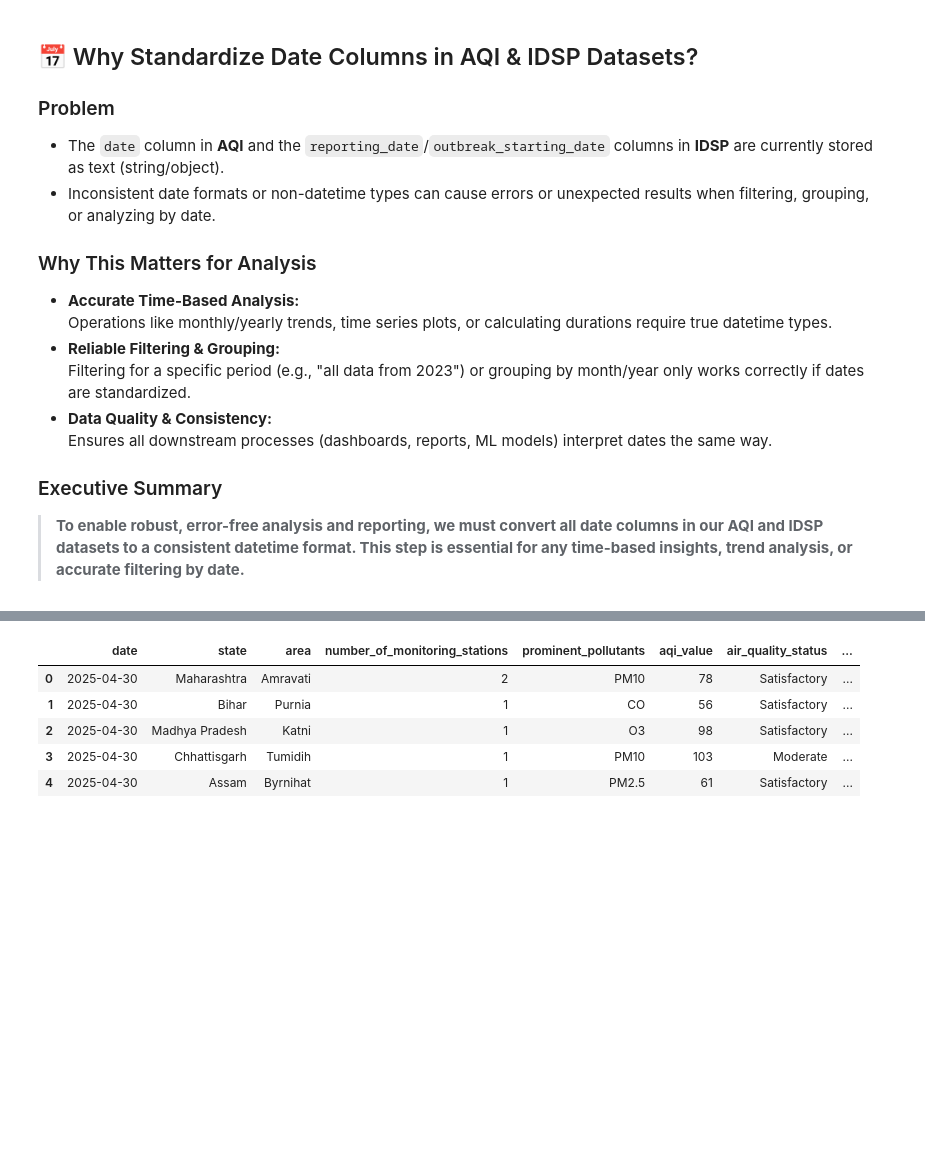
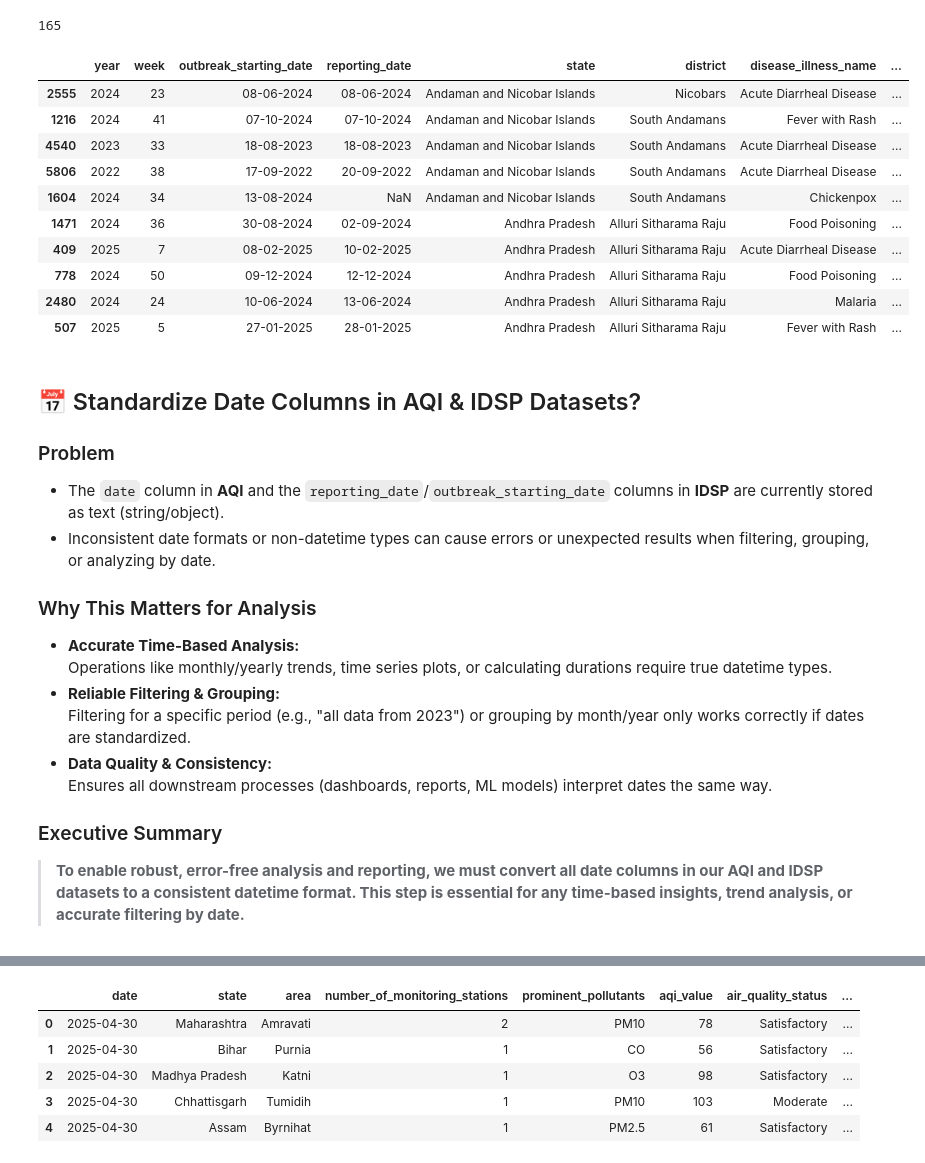
Before and after one commit to sadiqhasanrupani/airpure-innovations-market-analysis, a Jupyter notebook: notebooks/01_data_cleaning.ipynb, the cells around one changed output, grey strips where cells are left out. Saved outputs shown, nothing was run; the diff lists cells and outputs as text; code cells hidden in the pictures; blank space fills up the shorter version.

```diff
--- a/notebooks/01_data_cleaning.ipynb
+++ b/notebooks/01_data_cleaning.ipynb
@@ -82,5 +210,30 @@ Vahan DataFrame
+# %%
+# Check for full or partial duplicates
+duplicate_mask = idsp_df.duplicated(subset=[
+    'reporting_date', 'outbreak_starting_date', 'state', 'district', 'disease_illness_name'
+], keep=False)
+duplicates_df = idsp_df[duplicate_mask]
+
+len(duplicates_df)
+# %% [output]
+165
+# %%
+# Inspect a few samples
+idsp_df.sort_values(by=['state', 'district', 'reporting_date']).head(10)
+# %% [output]
+|  | year | week | outbreak_starting_date | reporting_date | state | district | disease_illness_name | ... |
+| 2555 | 2024 | 23 | 08-06-2024 | 08-06-2024 | Andaman and Nicobar Islands | Nicobars | Acute Diarrheal Disease | ... |
+| 1216 | 2024 | 41 | 07-10-2024 | 07-10-2024 | Andaman and Nicobar Islands | South Andamans | Fever with Rash | ... |
+| 4540 | 2023 | 33 | 18-08-2023 | 18-08-2023 | Andaman and Nicobar Islands | South Andamans | Acute Diarrheal Disease | ... |
+| 5806 | 2022 | 38 | 17-09-2022 | 20-09-2022 | Andaman and Nicobar Islands | South Andamans | Acute Diarrheal Disease | ... |
+| 1604 | 2024 | 34 | 13-08-2024 | NaN | Andaman and Nicobar Islands | South Andamans | Chickenpox | ... |
+| 1471 | 2024 | 36 | 30-08-2024 | 02-09-2024 | Andhra Pradesh | Alluri Sitharama Raju | Food Poisoning | ... |
+| 409 | 2025 | 7 | 08-02-2025 | 10-02-2025 | Andhra Pradesh | Alluri Sitharama Raju | Acute Diarrheal Disease | ... |
+| 778 | 2024 | 50 | 09-12-2024 | 12-12-2024 | Andhra Pradesh | Alluri Sitharama Raju | Food Poisoning | ... |
+| 2480 | 2024 | 24 | 10-06-2024 | 13-06-2024 | Andhra Pradesh | Alluri Sitharama Raju | Malaria | ... |
+| 507 | 2025 | 5 | 27-01-2025 | 28-01-2025 | Andhra Pradesh | Alluri Sitharama Raju | Fever with Rash | ... |
 # %% [markdown]
-## 📅 Why Standardize Date Columns in AQI & IDSP Datasets?
+## 📅 Standardize Date Columns in AQI & IDSP Datasets?
 
 ### Problem
 - The `date` column in **AQI** and the `reporting_date`/`outbreak_starting_date` columns in **IDSP** are currently stored as text (string/object).
```
Also changed, not shown: parts of 39 cells of this notebook, 16 other files.
